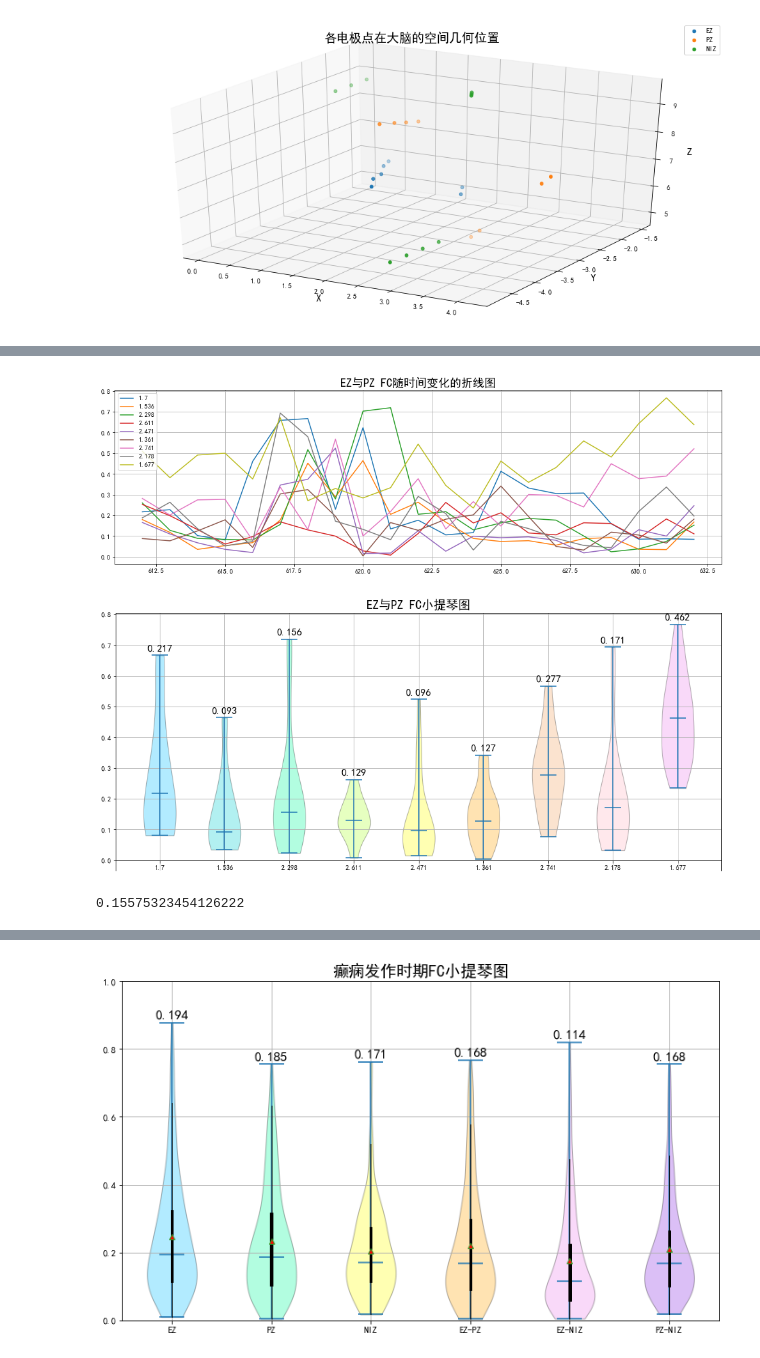
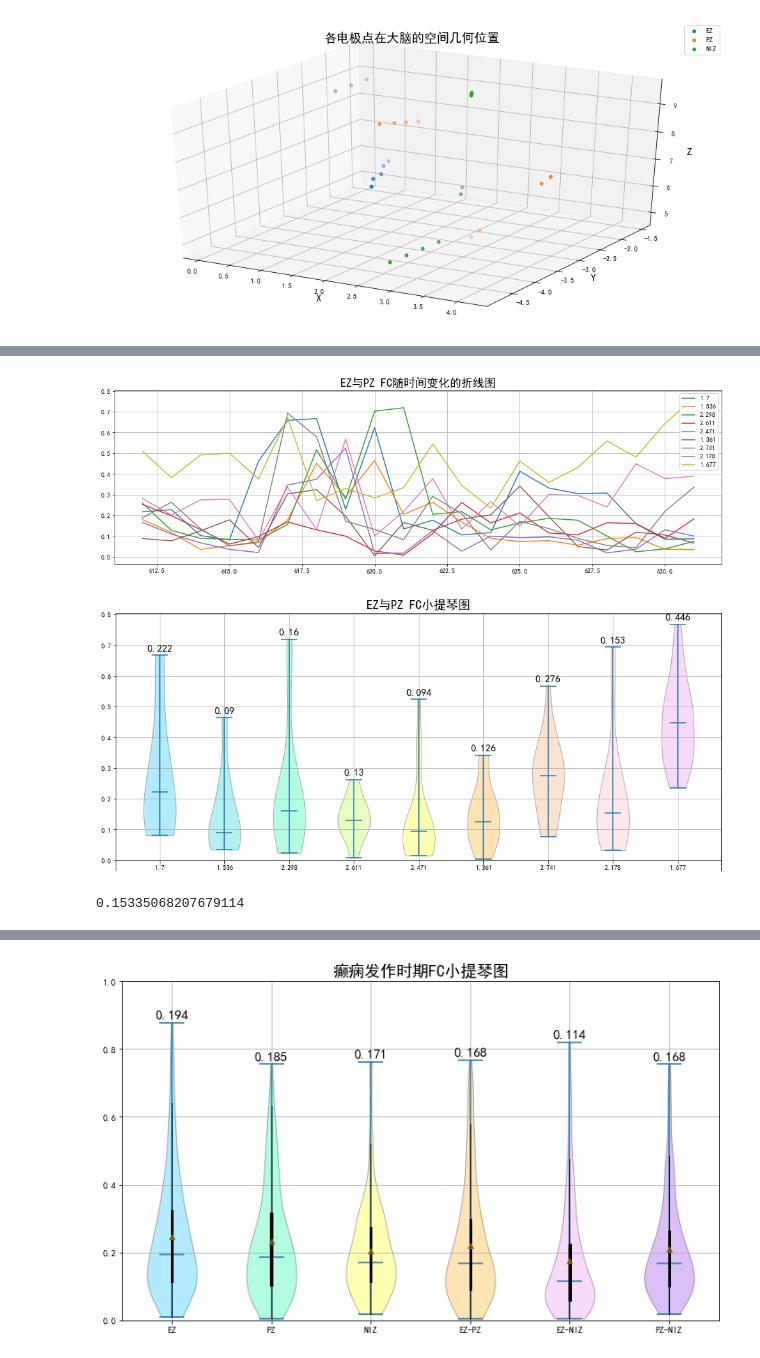
Before and after one commit to xkKevin/Compute-H2, a Jupyter notebook: FCDataAnalysis/yaoxinyi2.ipynb, the cells around one changed output, grey strips where cells are left out. Saved outputs shown, nothing was run; the diff lists cells and outputs as text; code cells hidden in the pictures.

```diff
--- a/FCDataAnalysis/yaoxinyi2.ipynb
+++ b/FCDataAnalysis/yaoxinyi2.ipynb
@@ -177,10 +177,10 @@ niz[3]
 # %%
-ez_pz = h2_btw_suit(ez_s[[0,1,4]],pz_s[[0,1,4]],ez_ct[[0,1,4]],pz_ct[[0,1,4]],'EZ与PZ',612,23,sampleFreq,maxlag=0.001)
+ez_pz = h2_btw_suit(ez_s[[0,1,4]],pz_s[[0,1,4]],ez_ct[[0,1,4]],pz_ct[[0,1,4]],'EZ与PZ',612,22,sampleFreq,maxlag=0.001)
 # %% [output]
-[figure, old version]
+[figure, new version]
-[figure, old version]
+[figure, new version]
 # %%
 ez_pz[3]
 # %% [output]
-0.15575323454126222
+0.15335068207679114
 # %%
```
Also changed, not shown: parts of 10 cells of this notebook.
